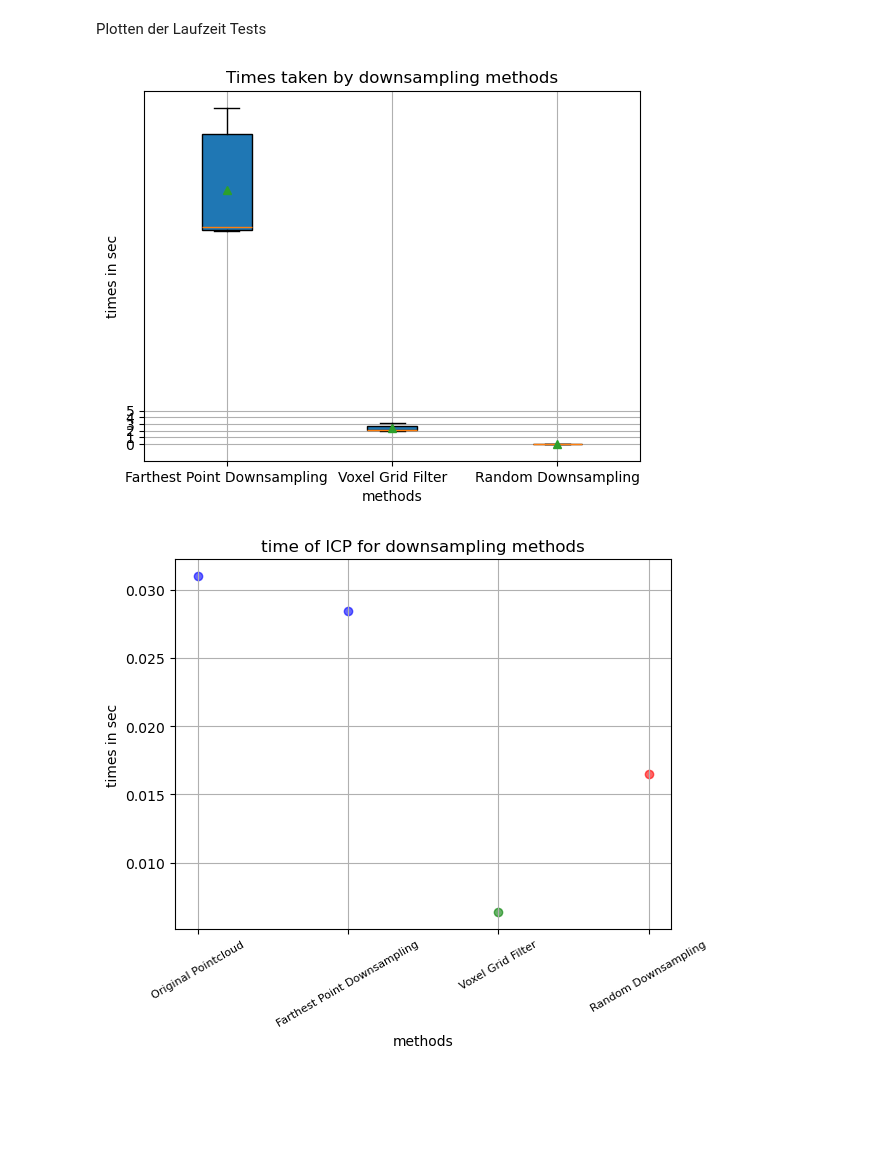
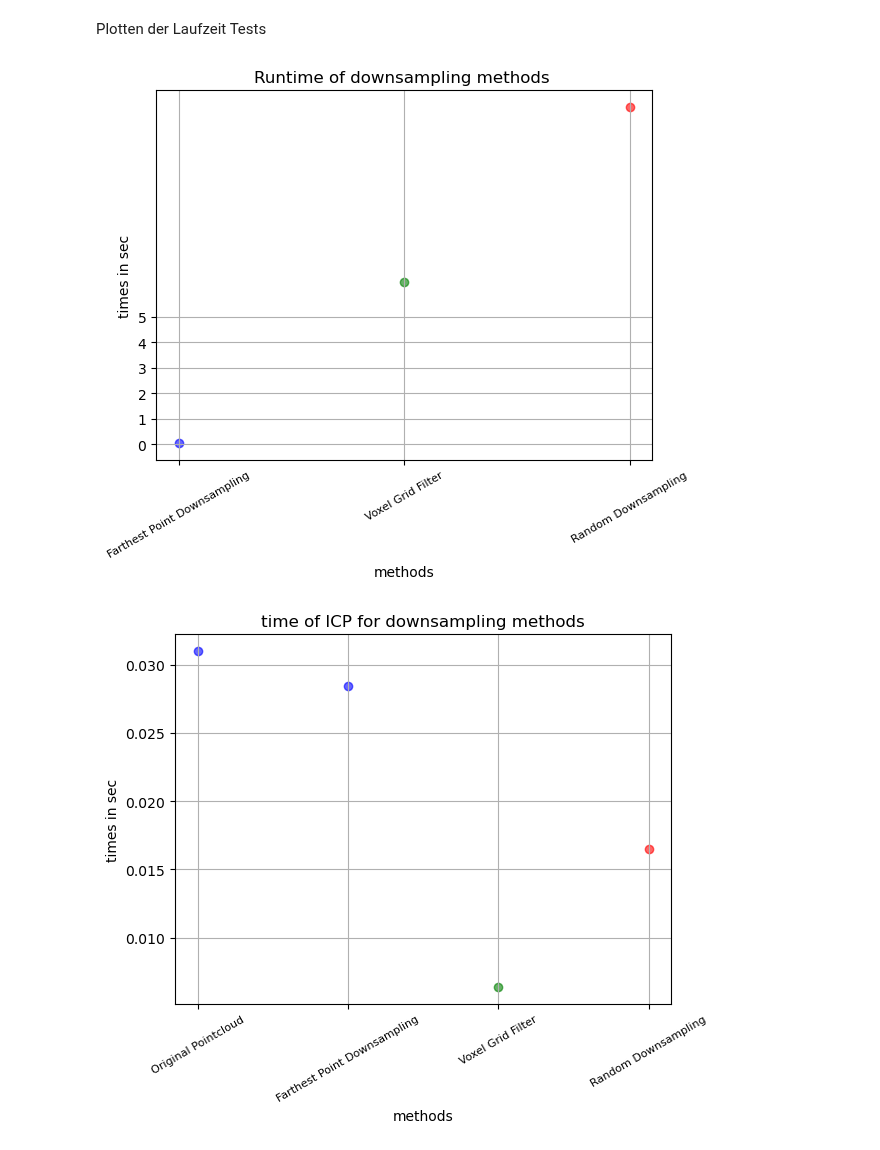
Before and after one commit to Felinchen76/pointcloud_downsampling, a Jupyter notebook: Untitled0.ipynb, the cells around one changed output. Saved outputs shown, nothing was run; the diff lists cells and outputs as text; code cells hidden in the pictures; blank space fills up the shorter version.

Commit message:
#add data

```diff
--- a/Untitled0.ipynb
+++ b/Untitled0.ipynb
@@ -611,29 +617,31 @@ for index, model in enumerate(model_array):
 # %% [markdown]
 Plotten der Laufzeit Tests
 # %%
-data1 = pd.read_csv(r"csvs/fp_times.csv", header=None)
+data1 = pd.read_csv(r"csvs/rd_times.csv", header=None)
 data2 = pd.read_csv(r"csvs/vf_times.csv", header=None)
-data3 = pd.read_csv(r"csvs/rd_times.csv", header=None)
+data3 = pd.read_csv(r"csvs/fp_times.csv", header=None)
 
 data_list = [data1[0], data2[0], data3[0]]
 labels = ['Farthest Point Downsampling', 'Voxel Grid Filter', 'Random Downsampling']
 
 y_ticks = range(0, 6, 1)
 plt.yticks(y_ticks)
 
-# Erstellen des Boxplots
-plt.boxplot(data_list, patch_artist=True, showmeans=True, labels=labels)
+plt.scatter(labels[0], data1, color='blue', label='Random Downsampling', alpha=0.6)
+plt.scatter(labels[1], data2, color='green', label='Voxel Grid Filter', alpha=0.6)
+plt.scatter(labels[2], data3, color='red', label='Farthest Point Downsampling', alpha=0.6)
 
-# Plot anpassen
-plt.title('Times taken by downsampling methods')
+plt.xticks(fontsize=8)
+plt.xticks(rotation=30)
+
+plt.title('Runtime of downsampling methods ')
 plt.xlabel('methods')
 plt.ylabel('times in sec')
-plt.grid(True)  # Gitter anzeigen (optional)
+plt.grid(True)
 
-# Plot anzeigen
 plt.show()
 # %% [output]
-[figure, old version]
+[figure, new version]
 # %%
 data1 = pd.read_csv(r"csvs/fp_icp_time.csv", header=None)
 data2 = pd.read_csv(r"csvs/vf_icp_time.csv", header=None)
```
Also changed, not shown: parts of 10 cells of this notebook, 27 other files.
